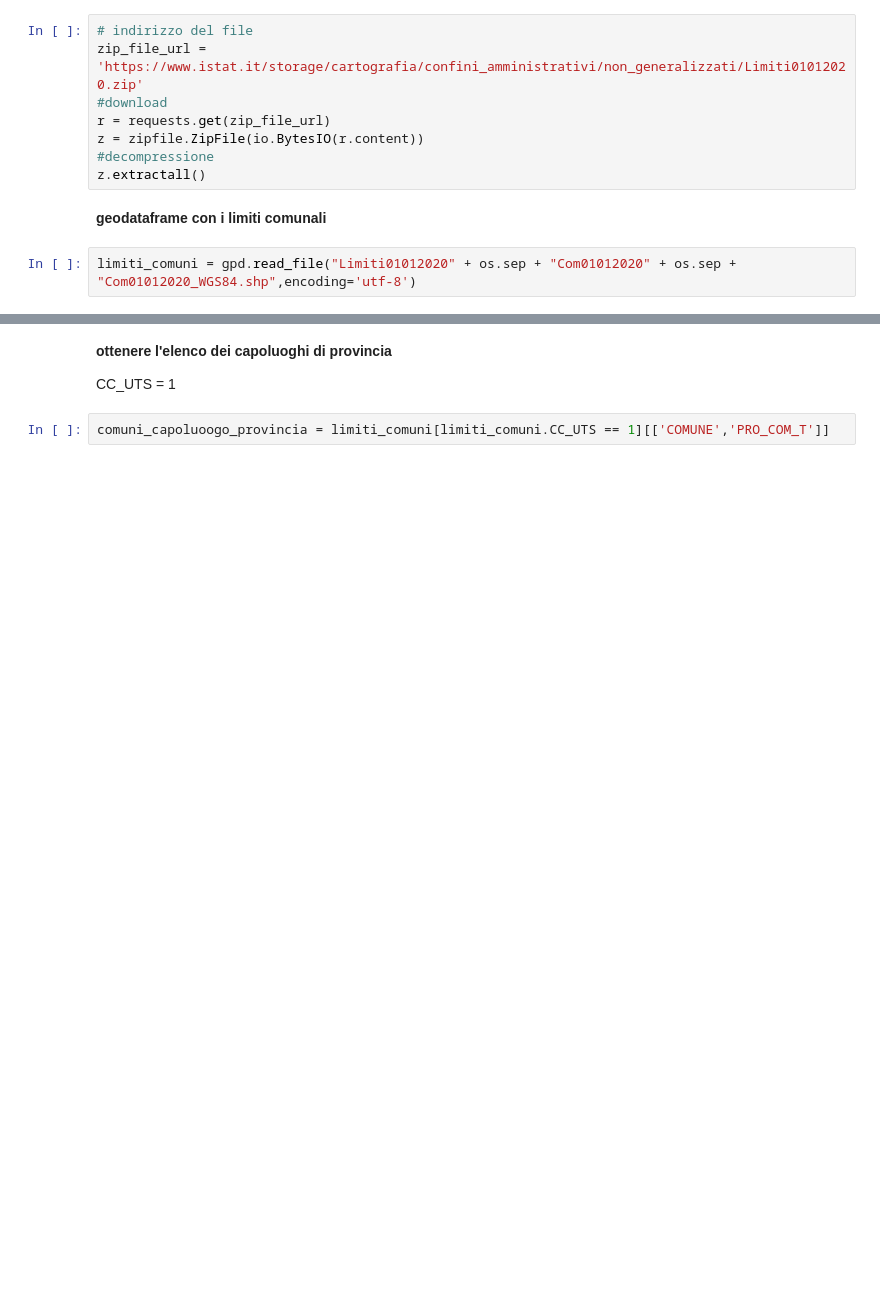
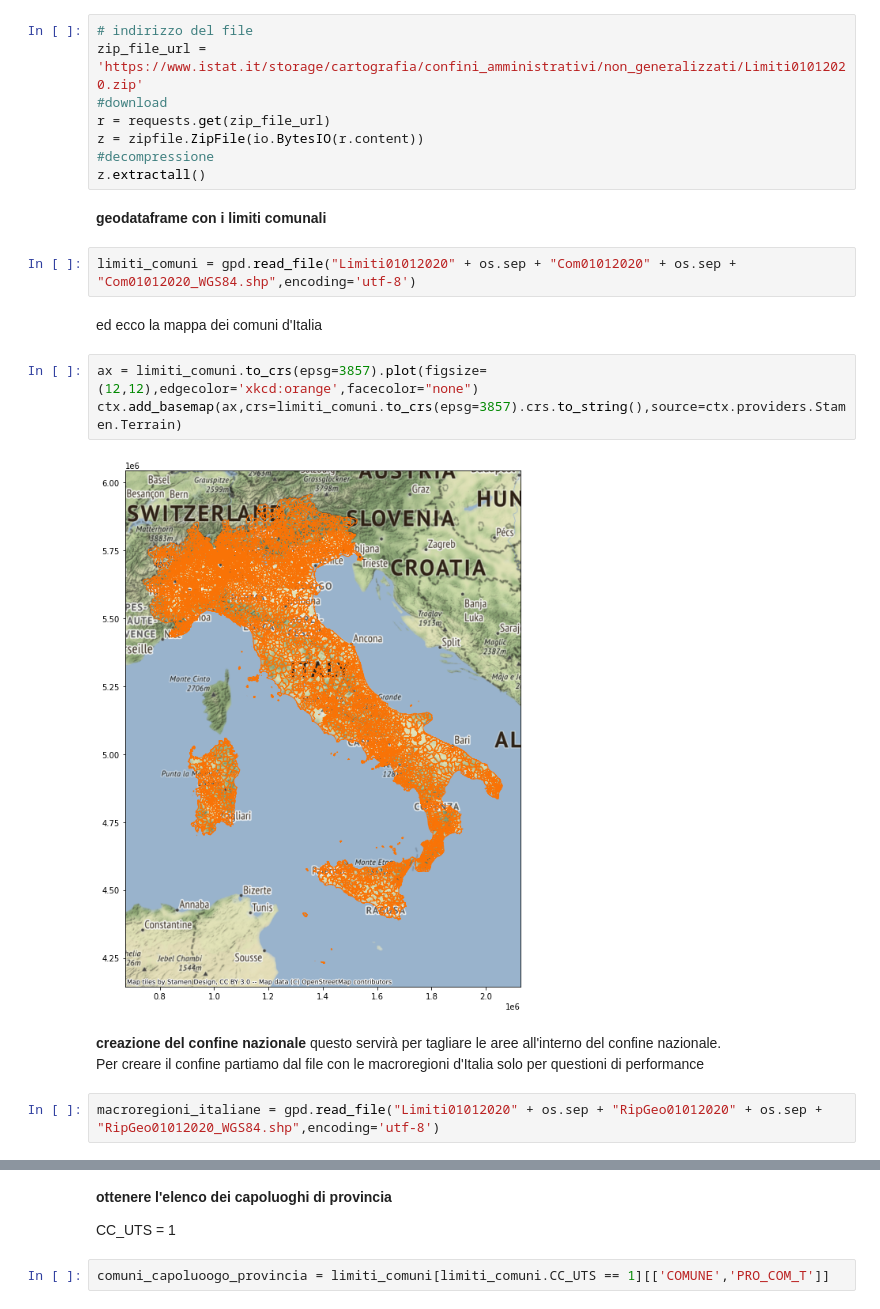
Before and after one commit to ondata/30cappa, a Jupyter notebook: script/conpython/30cappa.ipynb, the cells around one changed output, grey strips where cells are left out. Saved outputs shown, nothing was run; the diff lists cells and outputs as text; blank space fills up the shorter version.

```diff
--- a/script/conpython/30cappa.ipynb
+++ b/script/conpython/30cappa.ipynb
@@ -62,3 +66,16 @@ z.extractall()
 **geodataframe con i limiti comunali**
 # %%
 limiti_comuni = gpd.read_file("Limiti01012020" + os.sep + "Com01012020" + os.sep + "Com01012020_WGS84.shp",encoding='utf-8')
+# %% [markdown]
+ed ecco la mappa dei comuni d'Italia
+# %%
+ax = limiti_comuni.to_crs(epsg=3857).plot(figsize=(12,12),edgecolor='xkcd:orange',facecolor="none")
+ctx.add_basemap(ax,crs=limiti_comuni.to_crs(epsg=3857).crs.to_string(),source=ctx.providers.Stamen.Terrain)
+# %% [output]
+[figure, added]
+# %% [markdown]
+**creazione del confine nazionale**
+questo servirà per tagliare le aree all'interno del confine nazionale.<br/>
+Per creare il confine partiamo dal file con le macroregioni d'Italia solo per questioni di performance
+# %%
+macroregioni_italiane = gpd.read_file("Limiti01012020" + os.sep + "RipGeo01012020" + os.sep + "RipGeo01012020_WGS84.shp",encoding='utf-8')
```
Also changed, not shown: parts of 21 cells of this notebook, 1 other file.
